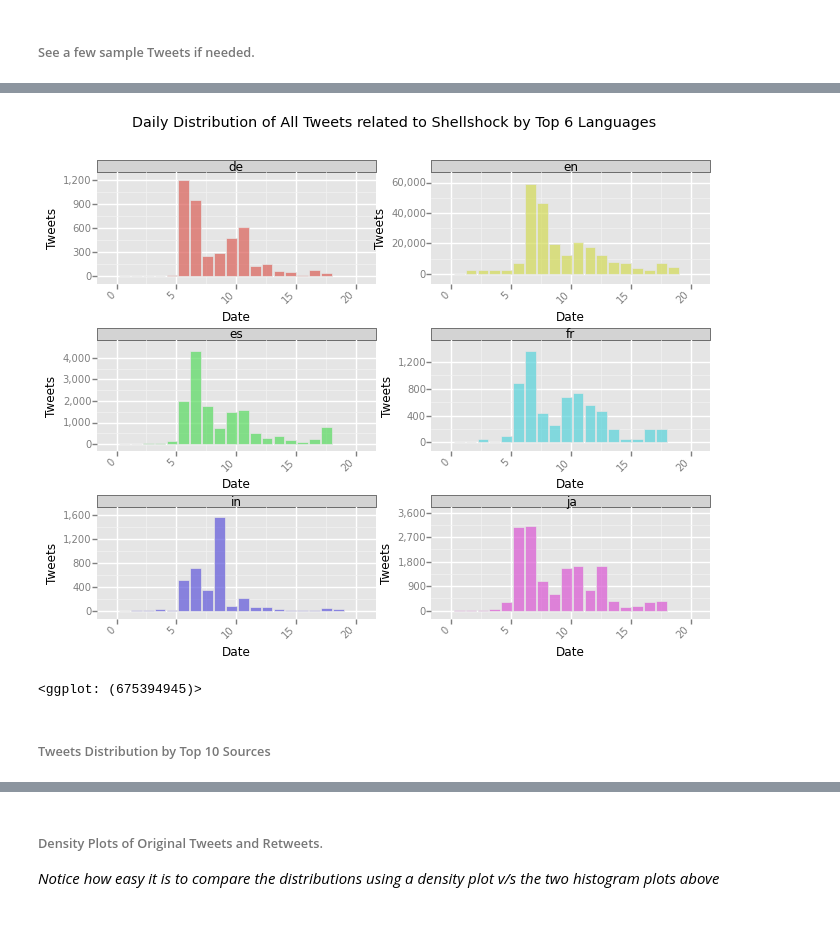
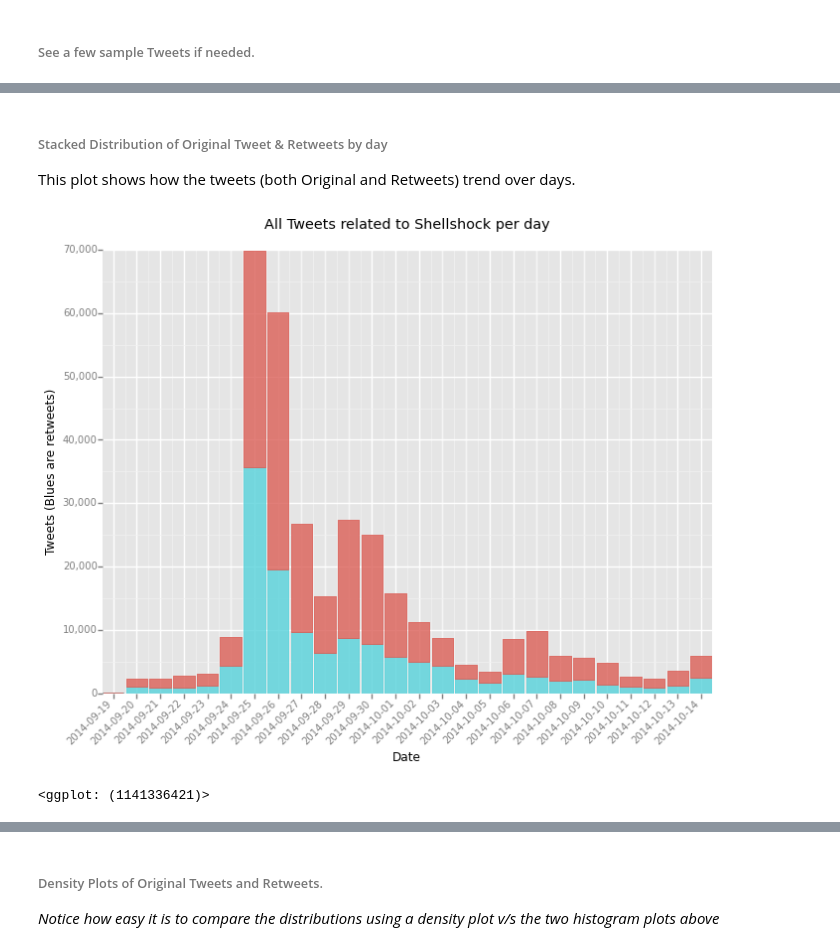
Before and after one commit to bhaskarvk/ShellShockAnalysis, a Jupyter notebook: Analysis of Shellshock Tweets.ipynb, the cells around one changed output, grey strips where cells are left out. Cells and saved outputs as stored; diff of their text form; code cells hidden in the pictures; blank space fills up the shorter version.

Commit message:
Reorged charts, added some textual descriptions

```diff
--- a/Analysis of Shellshock Tweets.ipynb
+++ b/Analysis of Shellshock Tweets.ipynb
@@ -110,17 +138,14 @@ HTML(sample.T.to_html())
+# %% [markdown]
+###### Stacked Distribution of Original Tweet & Retweets by day
+
+This plot shows how the tweets (both Original and Retweets) trend over days.
 # %%
-# Tweets and Retweets by Top 6 languages
-ggplot(tweetsDF[tweetsDF['lang'].isin(
-    pd.value_counts(tweetsDF['lang'])[:6].index)],
-       aes(x='factor(date)', fill='factor(lang)')) + \
-    geom_histogram(alpha=0.7) + scale_y_continuous(labels='comma')  + \
+# Same as above but with geom_histogram
+ggplot(tweetsDF,
+       aes(x='factor(date)', fill='factor(status)', color='factor(status)')) + \
+    geom_histogram(alpha=0.8) + scale_y_continuous(labels='comma') + \
     theme(axis_text_x=element_text(angle=45, hjust=1)) + \
-    xlab('Date') + ylab('Tweets') + ggtitle('Daily Distribution of All Tweets related to Shellshock by Top 6 Languages') + \
-   facet_wrap('factor(lang)')
+    xlab('Date') + ylab('Tweets (Blues are retweets)') + ggtitle('All Tweets related to Shellshock per day\n')
 # %% [output]
-[figure, old version]
+[figure, new version]
-<ggplot: (675394945)>
+<ggplot: (1141336421)>
-# %% [markdown]
-
-
-
-###### Tweets Distribution by Top 10 Sources
```
Also changed, not shown: parts of 75 cells of this notebook, 4 other files.
